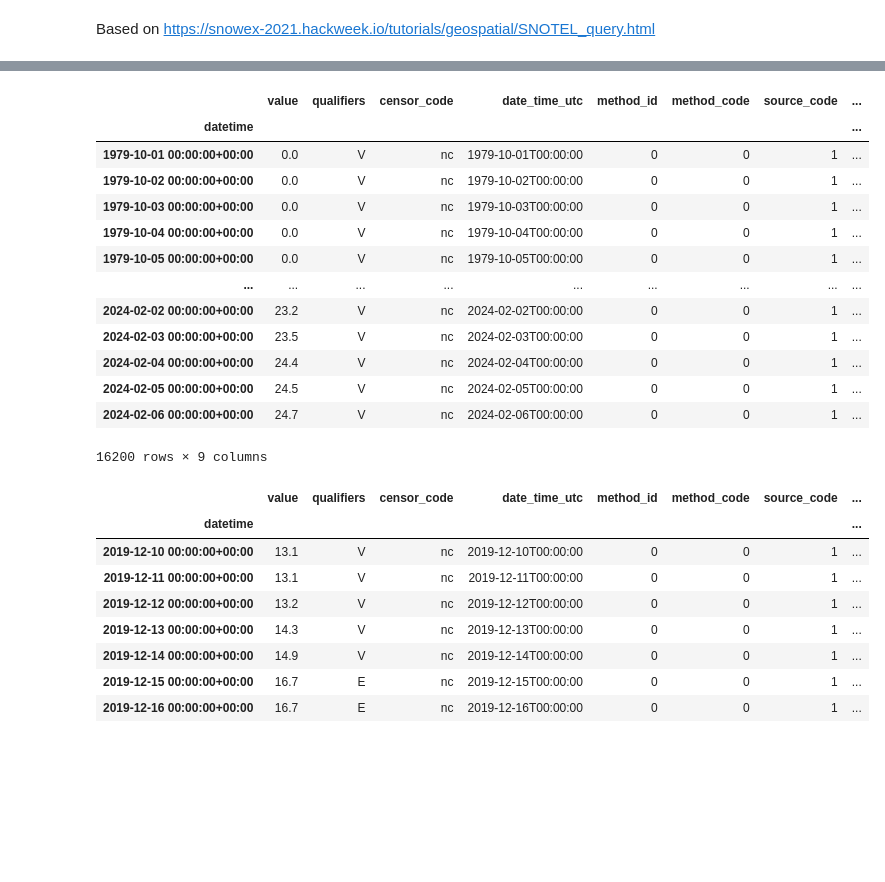
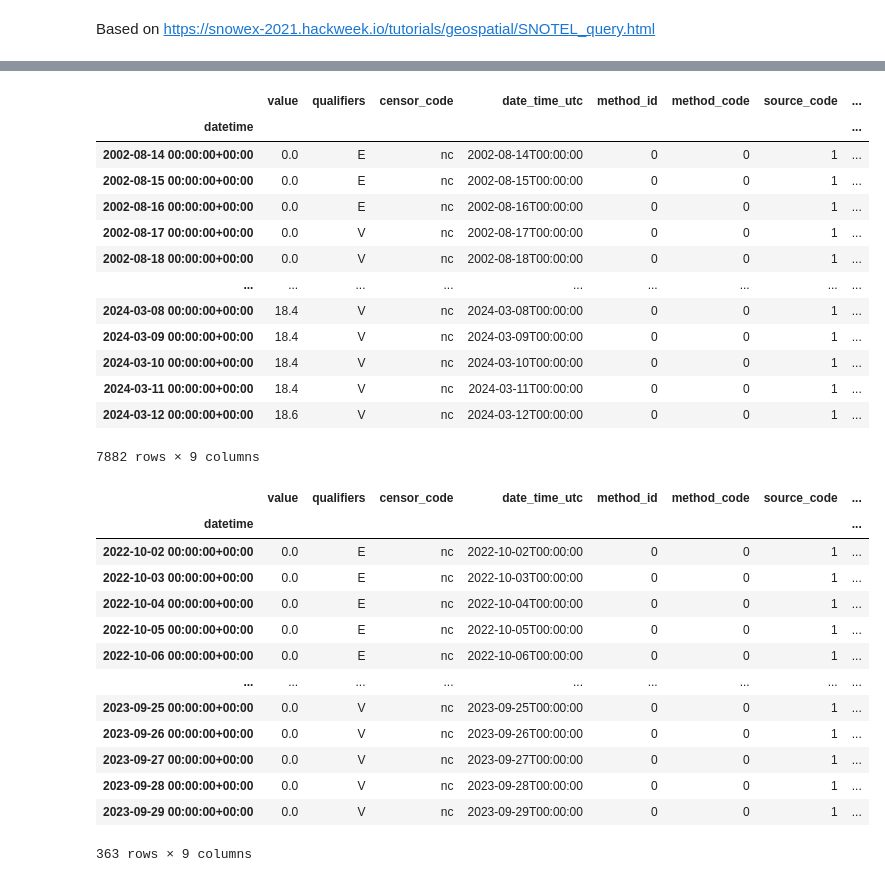
Before and after one commit to dlnash/UCRB_WY2023_ARs, a Jupyter notebook: preprocess/preprocess_SNOTEL.ipynb, the cells around one changed output, grey strips where cells are left out. Cells and saved outputs as stored; diff of their text form; code cells hidden in the pictures; blank space fills up the shorter version.

```diff
--- a/preprocess/preprocess_SNOTEL.ipynb
+++ b/preprocess/preprocess_SNOTEL.ipynb
@@ -195,32 +18,15 @@ ulmo.cuahsi.wof.get_variable_info(wsdlurl, variablecode)
-# %%
-#Get current datetime
-today = datetime.today().strftime('%Y-%m-%d')
-
-def snotel_fetch(sitecode, variablecode='SNOTEL:SNWD_D', start_date='1950-10-01', end_date=today):
-    #print(sitecode, variablecode, start_date, end_date)
-    values_df = None
-    try:
-        #Request data from the server
-        site_values = ulmo.cuahsi.wof.get_values(wsdlurl, sitecode, variablecode, start=start_date, end=end_date)
-        #Convert to a Pandas DataFrame
-        values_df = pd.DataFrame.from_dict(site_values['values'])
-        #Parse the datetime values to Pandas Timestamp objects
-        values_df['datetime'] = pd.to_datetime(values_df['datetime'], utc=True)
-        #Set the DataFrame index to the Timestamps
-        values_df = values_df.set_index('datetime')
-        #Convert values to float and replace -9999 nodata values with NaN
-        values_df['value'] = pd.to_numeric(values_df['value']).replace(-9999, np.nan)
-        #Remove any records flagged with lower quality
-        values_df = values_df[values_df['quality_control_level_code'] == '1']
-    except:
-        print("Unable to fetch %s" % variablecode)
-
-    return values_df
 # %%
+## TODO read text files from `../data/*snotel.text`
+## loop through all stations within subbasin
+station_name = 'Arapaho Ridge'
+#Daily SWE variable code
+variablecode = 'SNOTEL:WTEQ_D'
+
 #Get all records, can filter later
 start_date = datetime(1950,1,1)
-end_date = datetime.today()
+end_date = datetime.today().strftime('%Y-%m-%d')
 
+sitecode = pull_snotel_sitecode(station_name)
 print(sitecode)
 values_df = snotel_fetch(sitecode, variablecode, start_date, end_date)
 values_df.shape
@@ -254,30 +67,35 @@ values_df
 # %% [output]
 |  | value | qualifiers | censor_code | date_time_utc | method_id | method_code | source_code | ... |
 | datetime |  |  |  |  |  |  |  | ... |
-| 1979-10-01 00:00:00+00:00 | 0.0 | V | nc | 1979-10-01T00:00:00 | 0 | 0 | 1 | ... |
-| 1979-10-02 00:00:00+00:00 | 0.0 | V | nc | 1979-10-02T00:00:00 | 0 | 0 | 1 | ... |
-| 1979-10-03 00:00:00+00:00 | 0.0 | V | nc | 1979-10-03T00:00:00 | 0 | 0 | 1 | ... |
-| 1979-10-04 00:00:00+00:00 | 0.0 | V | nc | 1979-10-04T00:00:00 | 0 | 0 | 1 | ... |
-| 1979-10-05 00:00:00+00:00 | 0.0 | V | nc | 1979-10-05T00:00:00 | 0 | 0 | 1 | ... |
+| 2002-08-14 00:00:00+00:00 | 0.0 | E | nc | 2002-08-14T00:00:00 | 0 | 0 | 1 | ... |
+| 2002-08-15 00:00:00+00:00 | 0.0 | E | nc | 2002-08-15T00:00:00 | 0 | 0 | 1 | ... |
+| 2002-08-16 00:00:00+00:00 | 0.0 | E | nc | 2002-08-16T00:00:00 | 0 | 0 | 1 | ... |
+| 2002-08-17 00:00:00+00:00 | 0.0 | V | nc | 2002-08-17T00:00:00 | 0 | 0 | 1 | ... |
+| 2002-08-18 00:00:00+00:00 | 0.0 | V | nc | 2002-08-18T00:00:00 | 0 | 0 | 1 | ... |
 | ... | ... | ... | ... | ... | ... | ... | ... | ... |
-| 2024-02-02 00:00:00+00:00 | 23.2 | V | nc | 2024-02-02T00:00:00 | 0 | 0 | 1 | ... |
-| 2024-02-03 00:00:00+00:00 | 23.5 | V | nc | 2024-02-03T00:00:00 | 0 | 0 | 1 | ... |
-| 2024-02-04 00:00:00+00:00 | 24.4 | V | nc | 2024-02-04T00:00:00 | 0 | 0 | 1 | ... |
-| 2024-02-05 00:00:00+00:00 | 24.5 | V | nc | 2024-02-05T00:00:00 | 0 | 0 | 1 | ... |
-| 2024-02-06 00:00:00+00:00 | 24.7 | V | nc | 2024-02-06T00:00:00 | 0 | 0 | 1 | ... |
+| 2024-03-08 00:00:00+00:00 | 18.4 | V | nc | 2024-03-08T00:00:00 | 0 | 0 | 1 | ... |
+| 2024-03-09 00:00:00+00:00 | 18.4 | V | nc | 2024-03-09T00:00:00 | 0 | 0 | 1 | ... |
+| 2024-03-10 00:00:00+00:00 | 18.4 | V | nc | 2024-03-10T00:00:00 | 0 | 0 | 1 | ... |
+| 2024-03-11 00:00:00+00:00 | 18.4 | V | nc | 2024-03-11T00:00:00 | 0 | 0 | 1 | ... |
+| 2024-03-12 00:00:00+00:00 | 18.6 | V | nc | 2024-03-12T00:00:00 | 0 | 0 | 1 | ... |
-16200 rows × 9 columns
+7882 rows × 9 columns
 # %%
 ## plot a time series of event we are looking at
-idx = (values_df.index > '2019-12-09') & (values_df.index < '2019-12-17')
+idx = (values_df.index > '2022-10-01') & (values_df.index < '2023-09-30')
 tmp = values_df.loc[idx]
 tmp
 # %% [output]
 |  | value | qualifiers | censor_code | date_time_utc | method_id | method_code | source_code | ... |
 | datetime |  |  |  |  |  |  |  | ... |
-| 2019-12-10 00:00:00+00:00 | 13.1 | V | nc | 2019-12-10T00:00:00 | 0 | 0 | 1 | ... |
-| 2019-12-11 00:00:00+00:00 | 13.1 | V | nc | 2019-12-11T00:00:00 | 0 | 0 | 1 | ... |
-| 2019-12-12 00:00:00+00:00 | 13.2 | V | nc | 2019-12-12T00:00:00 | 0 | 0 | 1 | ... |
-| 2019-12-13 00:00:00+00:00 | 14.3 | V | nc | 2019-12-13T00:00:00 | 0 | 0 | 1 | ... |
-| 2019-12-14 00:00:00+00:00 | 14.9 | V | nc | 2019-12-14T00:00:00 | 0 | 0 | 1 | ... |
-| 2019-12-15 00:00:00+00:00 | 16.7 | E | nc | 2019-12-15T00:00:00 | 0 | 0 | 1 | ... |
-| 2019-12-16 00:00:00+00:00 | 16.7 | E | nc | 2019-12-16T00:00:00 | 0 | 0 | 1 | ... |
+| 2022-10-02 00:00:00+00:00 | 0.0 | E | nc | 2022-10-02T00:00:00 | 0 | 0 | 1 | ... |
+| 2022-10-03 00:00:00+00:00 | 0.0 | E | nc | 2022-10-03T00:00:00 | 0 | 0 | 1 | ... |
+| 2022-10-04 00:00:00+00:00 | 0.0 | E | nc | 2022-10-04T00:00:00 | 0 | 0 | 1 | ... |
+| 2022-10-05 00:00:00+00:00 | 0.0 | E | nc | 2022-10-05T00:00:00 | 0 | 0 | 1 | ... |
+| 2022-10-06 00:00:00+00:00 | 0.0 | E | nc | 2022-10-06T00:00:00 | 0 | 0 | 1 | ... |
+| ... | ... | ... | ... | ... | ... | ... | ... | ... |
+| 2023-09-25 00:00:00+00:00 | 0.0 | V | nc | 2023-09-25T00:00:00 | 0 | 0 | 1 | ... |
+| 2023-09-26 00:00:00+00:00 | 0.0 | V | nc | 2023-09-26T00:00:00 | 0 | 0 | 1 | ... |
+| 2023-09-27 00:00:00+00:00 | 0.0 | V | nc | 2023-09-27T00:00:00 | 0 | 0 | 1 | ... |
+| 2023-09-28 00:00:00+00:00 | 0.0 | V | nc | 2023-09-28T00:00:00 | 0 | 0 | 1 | ... |
+| 2023-09-29 00:00:00+00:00 | 0.0 | V | nc | 2023-09-29T00:00:00 | 0 | 0 | 1 | ... |
+363 rows × 9 columns
```
Also changed, not shown: parts of 36 cells of this notebook, 1 other file.
